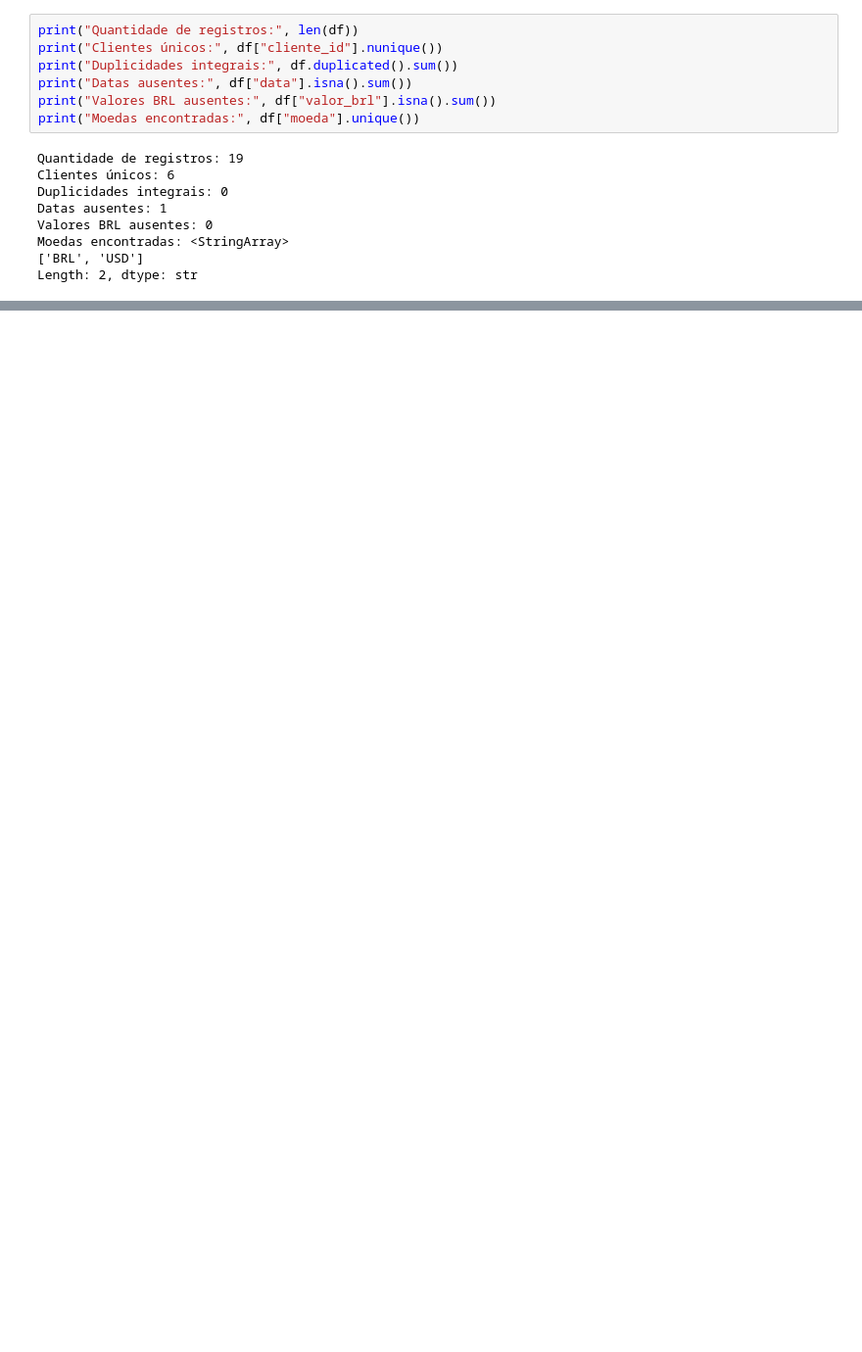
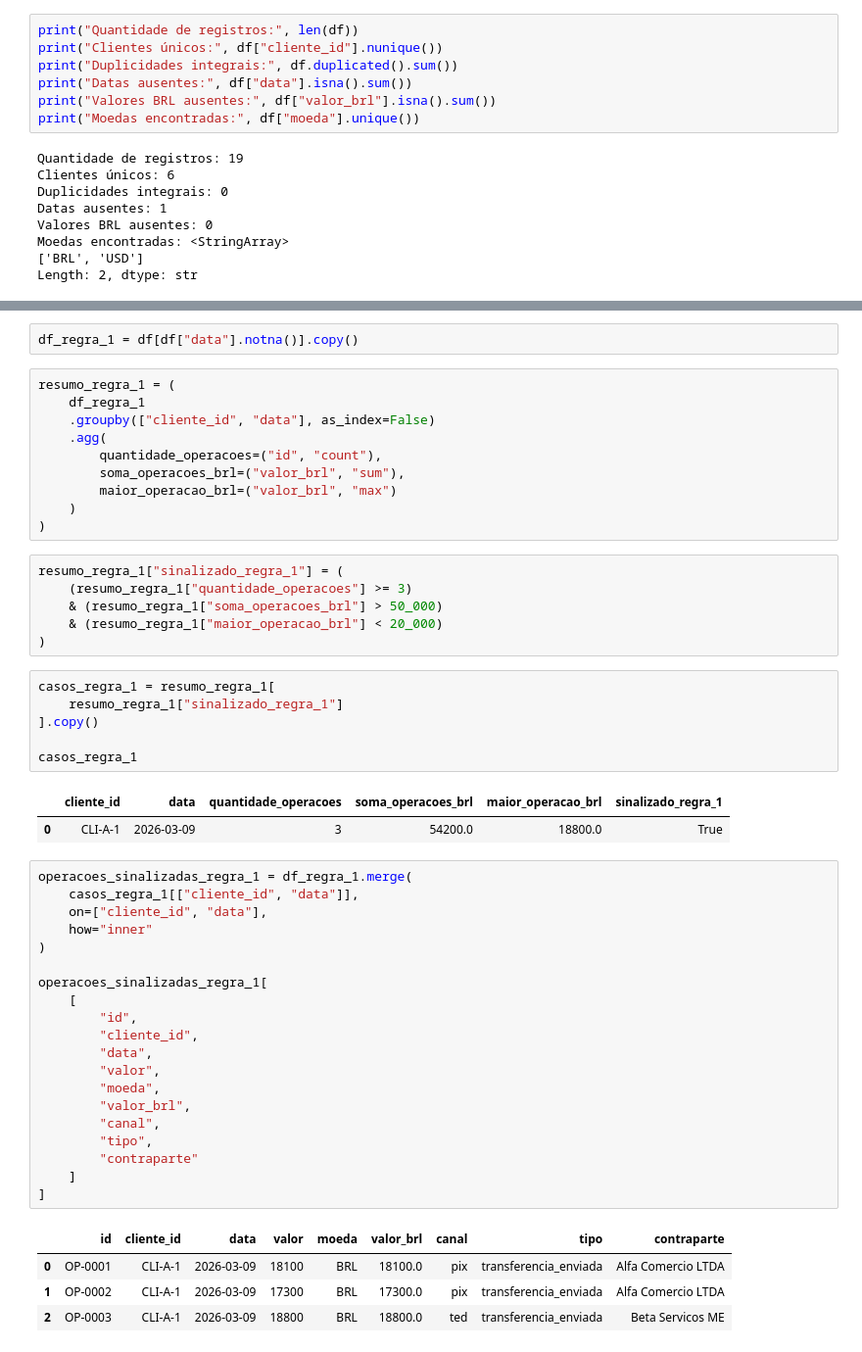
Before and after one commit to mariafernandaff2/desafio-estagio-ia, a Jupyter notebook: nivel_1/nivel_1.ipynb, the cells around one changed output, grey strips where cells are left out. Shown at 98% size. Cells and saved outputs as stored; diff of their text form; blank space fills up the shorter version.

```diff
--- a/nivel_1/nivel_1.ipynb
+++ b/nivel_1/nivel_1.ipynb
@@ -218,0 +268,52 @@ Length: 2, dtype: str
+# %%
+df_regra_1 = df[df["data"].notna()].copy()
+# %%
+resumo_regra_1 = (
+    df_regra_1
+    .groupby(["cliente_id", "data"], as_index=False)
+    .agg(
+        quantidade_operacoes=("id", "count"),
+        soma_operacoes_brl=("valor_brl", "sum"),
+        maior_operacao_brl=("valor_brl", "max")
+    )
+)
+# %%
+resumo_regra_1["sinalizado_regra_1"] = (
+    (resumo_regra_1["quantidade_operacoes"] >= 3)
+    & (resumo_regra_1["soma_operacoes_brl"] > 50_000)
+    & (resumo_regra_1["maior_operacao_brl"] < 20_000)
+)
+# %%
+casos_regra_1 = resumo_regra_1[
+    resumo_regra_1["sinalizado_regra_1"]
+].copy()
+
+casos_regra_1
+# %% [output]
+|  | cliente_id | data | quantidade_operacoes | soma_operacoes_brl | maior_operacao_brl | sinalizado_regra_1 |
+| 0 | CLI-A-1 | 2026-03-09 | 3 | 54200.0 | 18800.0 | True |
+# %%
+operacoes_sinalizadas_regra_1 = df_regra_1.merge(
+    casos_regra_1[["cliente_id", "data"]],
+    on=["cliente_id", "data"],
+    how="inner"
+)
+
+operacoes_sinalizadas_regra_1[
+    [
+        "id",
+        "cliente_id",
+        "data",
+        "valor",
+        "moeda",
+        "valor_brl",
+        "canal",
+        "tipo",
+        "contraparte"
+    ]
+]
+# %% [output]
+|  | id | cliente_id | data | valor | moeda | valor_brl | canal | tipo | contraparte |
+| 0 | OP-0001 | CLI-A-1 | 2026-03-09 | 18100 | BRL | 18100.0 | pix | transferencia_enviada | Alfa Comercio LTDA |
+| 1 | OP-0002 | CLI-A-1 | 2026-03-09 | 17300 | BRL | 17300.0 | pix | transferencia_enviada | Alfa Comercio LTDA |
+| 2 | OP-0003 | CLI-A-1 | 2026-03-09 | 18800 | BRL | 18800.0 | ted | transferencia_enviada | Beta Servicos ME |
```
Also changed, not shown: parts of 20 cells of this notebook, 1 other file.
